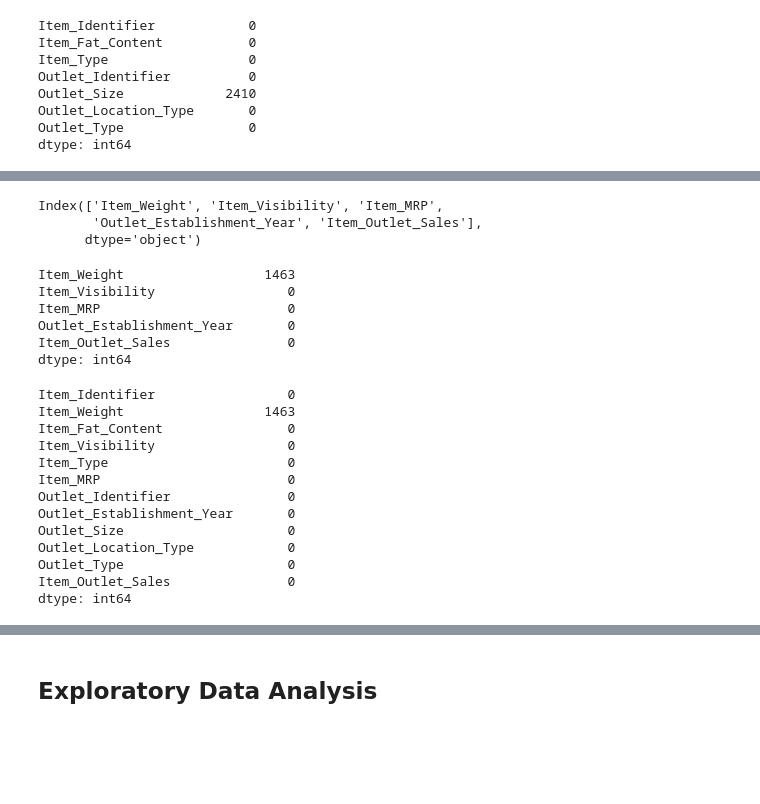
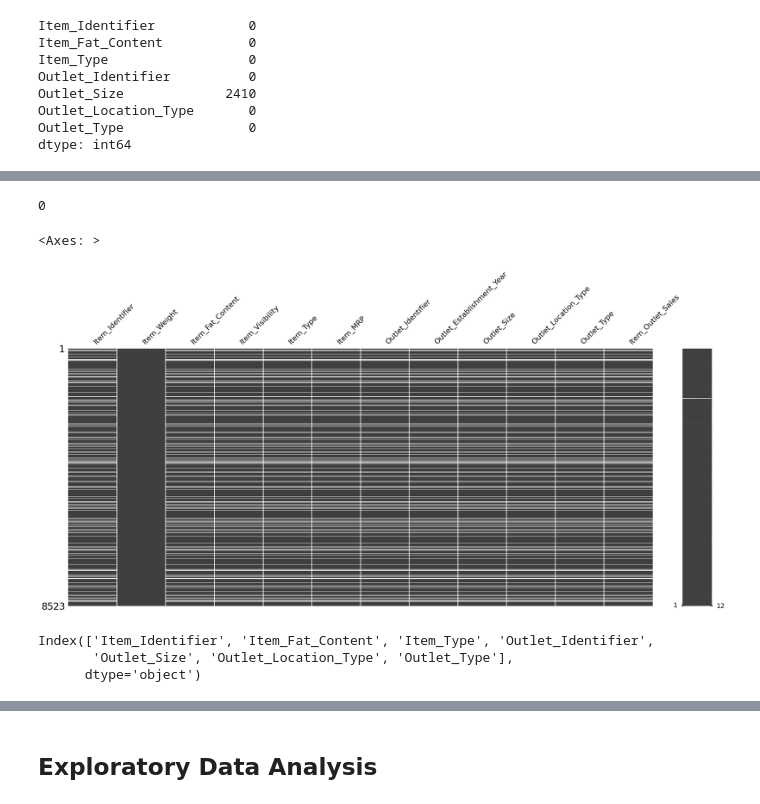
Before and after one commit to Sergio-Rodriguez24/Prediction-of-Product-Sales, a Jupyter notebook: Prediction_of_Product_Sales.ipynb, the cells around one changed output, grey strips where cells are left out. Saved outputs shown, nothing was run; the diff lists cells and outputs as text; code cells hidden in the pictures; blank space fills up the shorter version.

```diff
--- a/Prediction_of_Product_Sales.ipynb
+++ b/Prediction_of_Product_Sales.ipynb
@@ -191,0 +154,5 @@ df_sp[null_Item_Weight]
+# %%
+# Create a filter for null values
+null_item_weight  =df_sp['Item_Weight'].isna()
+# Use the filter to display only the rows with null values in item wieght
+df_sp[null_item_weight]
@@ -192,34 +173,23 @@ df_sp[null_Item_Weight]
+# %%
+# Changing this value to a null value by using np.nan
+df_sp.loc[null_item_weight]=np.nan
+#filling value as -1
+df_sp['Item_Weight'] =df_sp['Item_Weight'].fillna(-1)
+#checkin
+df_sp['Item_Weight'].isna().sum()
+# %% [output]
+0
+# %%
+# Confirm no more nulls using using missingno
+msno.matrix(df_sp)
+# %% [output]
+<Axes: >
+[figure, added]
 # %%
-#Saving list of column names for numeric cols
-num_col = df_sp.select_dtypes('number').columns
-num_col
+# Saving list of object columns
+incon_col = df_sp.select_dtypes('object').columns
+incon_col
 # %% [output]
-Index(['Item_Weight', 'Item_Visibility', 'Item_MRP',
-       'Outlet_Establishment_Year', 'Item_Outlet_Sales'],
+Index(['Item_Identifier', 'Item_Fat_Content', 'Item_Type', 'Outlet_Identifier',
+       'Outlet_Size', 'Outlet_Location_Type', 'Outlet_Type'],
       dtype='object')
-# %%
-df_sp[num_col].isna().sum()
-# %% [output]
-Item_Weight                  1463
-Item_Visibility                 0
-Item_MRP                        0
-Outlet_Establishment_Year       0
-Item_Outlet_Sales               0
-dtype: int64
-# %%
-# Check for remaining missing values
-df_sp.isna().sum()
-# %% [output]
-Item_Identifier                 0
-Item_Weight                  1463
-Item_Fat_Content                0
-Item_Visibility                 0
-Item_Type                       0
-Item_MRP                        0
-Outlet_Identifier               0
-Outlet_Establishment_Year       0
-Outlet_Size                     0
-Outlet_Location_Type            0
-Outlet_Type                     0
-Item_Outlet_Sales               0
-dtype: int64
```
Also changed, not shown: parts of 22 cells of this notebook.
